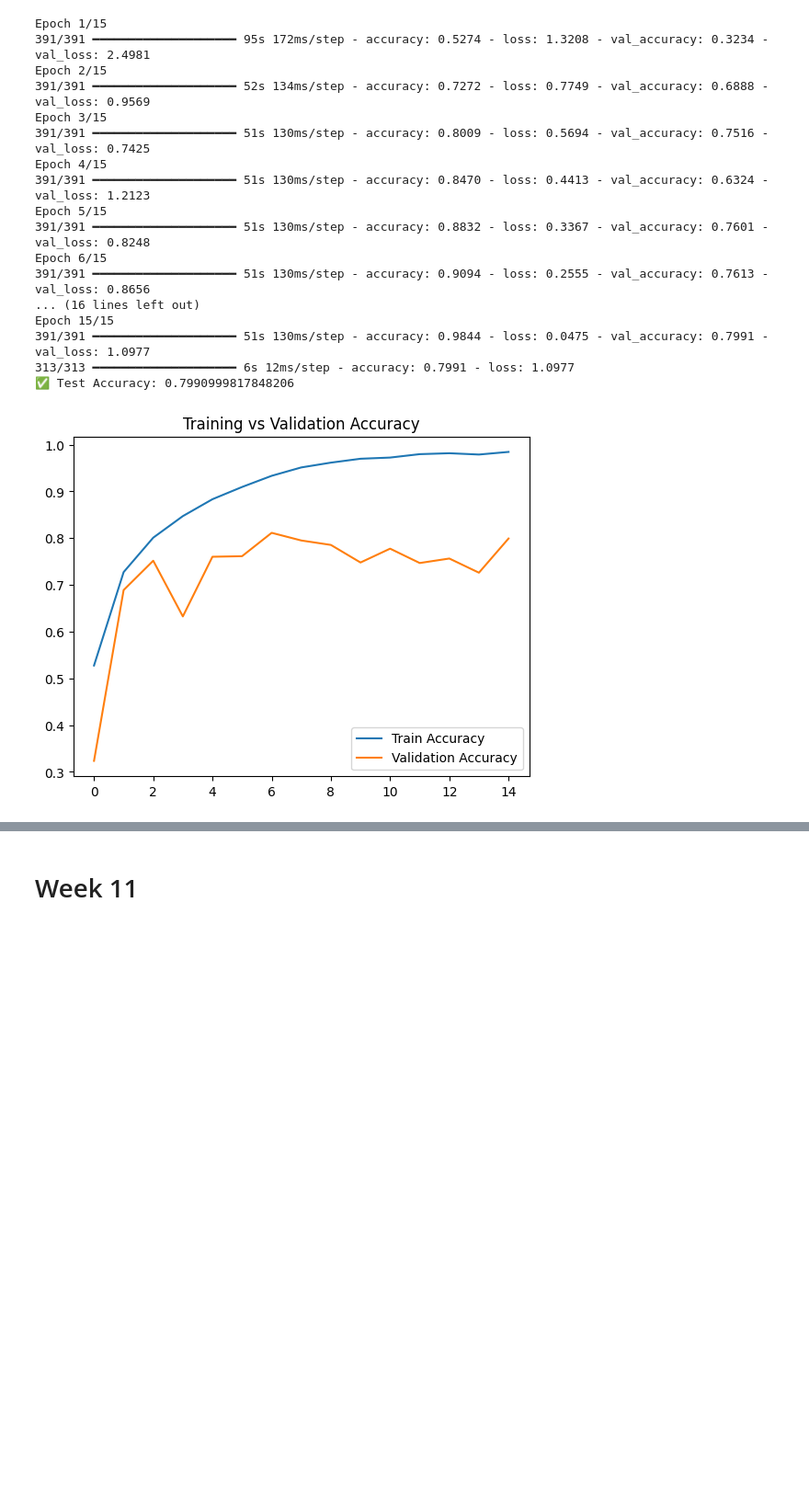
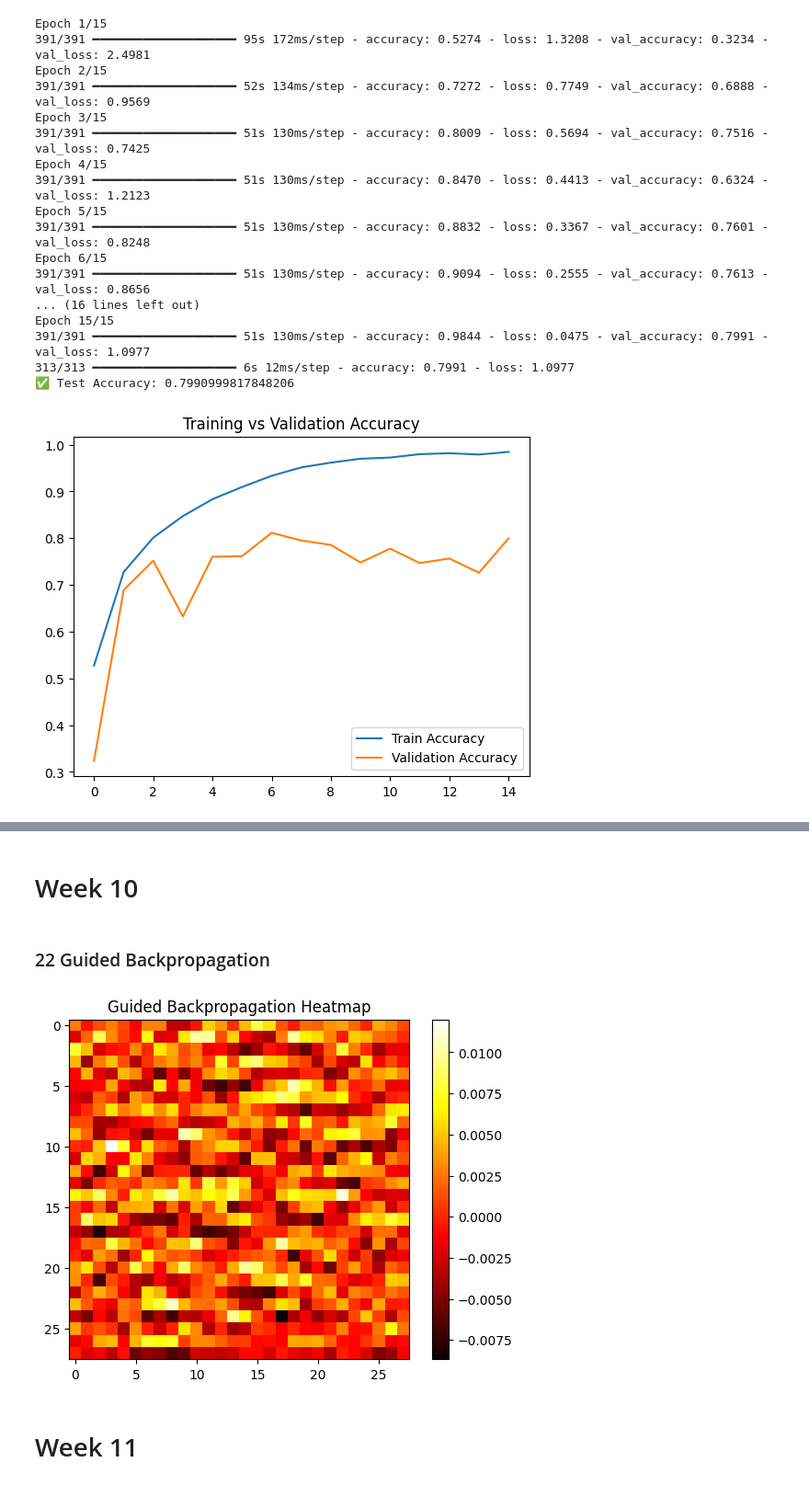
Before and after one commit to GodishalaAshwith/DeepLearning, a Jupyter notebook: DLlabCycle2.ipynb, the cells around one changed output, grey strips where cells are left out. Shown at 92% size. Cells and saved outputs as stored; diff of their text form; code cells hidden in the pictures; blank space fills up the shorter version.

```diff
--- a/DLlabCycle2.ipynb
+++ b/DLlabCycle2.ipynb
@@ -1491,2 +1256,77 @@ Epoch 15/15
+# %% [markdown]
+# Week 10
+# %% [markdown]
+### 22 Guided Backpropagation
+# %%
+import torch
+import torch.nn as nn
+import matplotlib.pyplot as plt
+
+# Custom Guided ReLU
+class GuidedReLU(torch.autograd.Function):
+    @staticmethod
+    def forward(ctx, input):
+        ctx.save_for_backward(input)
+        return input.clamp(min=0)
+
+    @staticmethod
+    def backward(ctx, grad_output):
+        input, = ctx.saved_tensors
+
+        grad_input = grad_output.clone()
+
+        # Step 1: Remove negative gradients
+        grad_input[grad_output < 0] = 0
+
+        # Step 2: Remove gradients where input was negative
+        grad_input[input < 0] = 0
+
+        return grad_input
+
+
+# Model with Guided ReLU
+class GuidedCNN(nn.Module):
+    def __init__(self):
+        super().__init__()
+        self.conv = nn.Conv2d(1, 1, kernel_size=3, padding=1)
+        self.fc = nn.Linear(28*28, 10)
+
+    def forward(self, x):
+        x = self.conv(x)
+
+        # Step 3: Apply Guided ReLU
+        x = GuidedReLU.apply(x)
+
+        x = x.view(-1, 28*28)
+        x = self.fc(x)
+        return x
+
+
+model = GuidedCNN()
+
+# Input image
+img = image.unsqueeze(0)
+img.requires_grad_()
+
+# Step 4: Forward pass
+output = model(img)
+
+# Step 5: Get predicted class
+pred_class = output.argmax()
+
+# Step 6: Backprop for that class
+model.zero_grad()
+output[0, pred_class].backward()
+
+# Step 7: Extract gradients
+gradients = img.grad.squeeze().detach().numpy()
+
+# Step 8: Visualization
+plt.imshow(gradients, cmap='hot')
+plt.title("Guided Backpropagation Heatmap")
+plt.colorbar()
+plt.show()
+# %% [output]
+[figure, added]
 # %% [markdown]
 # Week 11
```
Also changed, not shown: parts of 27 cells of this notebook.
